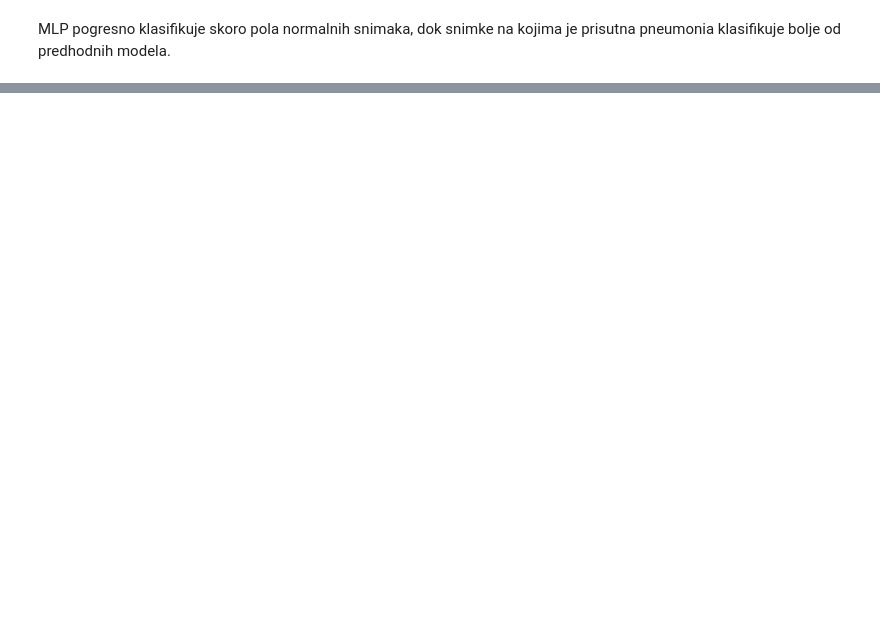
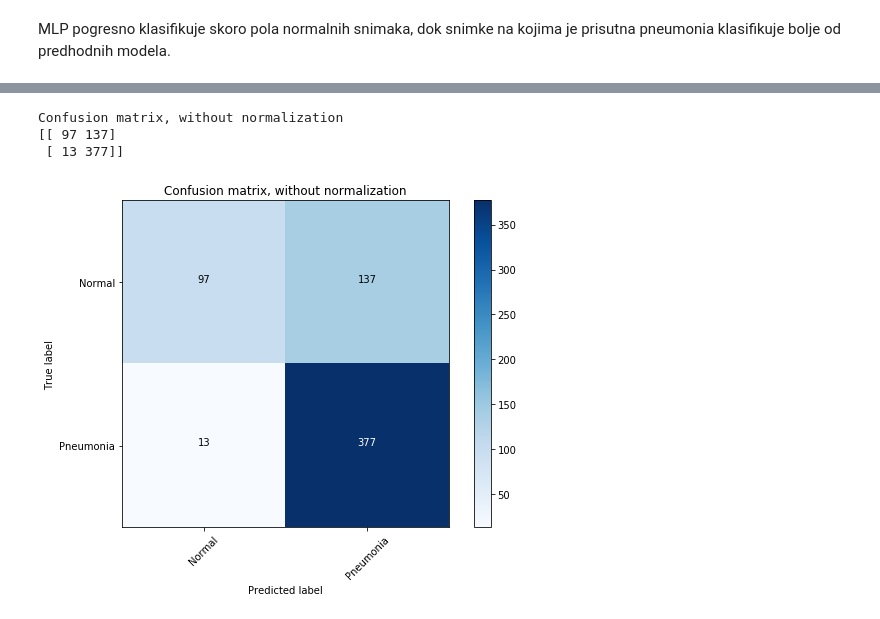
Before and after one commit to aleksandarskrbic/sc_projekat, a Jupyter notebook: 3.LBP+(SVM, XGB, MLP).ipynb, the cells around one changed output, grey strips where cells are left out. Drawn from its saved outputs; the diff is of its cells as text; code cells hidden in the pictures; blank space fills up the shorter version.

```diff
--- a/3.LBP+(SVM, XGB, MLP).ipynb
+++ b/3.LBP+(SVM, XGB, MLP).ipynb
@@ -346,0 +412,26 @@ MLP pogresno klasifikuje skoro pola normalnih snimaka, dok snimke na kojima je p
+# %%
+x_test = np.load('./data/x_test.npy')
+y_test = np.load('./data/y_test.npy')
+
+y_test_pred = []
+for img in x_test:
+    feature_vector = lbp.compute(img)
+    prediction = model_dropout.predict_classes(feature_vector.reshape(1, -1))
+    y_test_pred.append(prediction)
+
+y_tp = []
+for i in range(len(y_test_pred)):
+    y_tp.append(y_test_pred[i][0][0])
+# %%
+cnf_matrix = confusion_matrix(y_test, y_tp)
+np.set_printoptions(precision=2)
+
+# Plot non-normalized confusion matrix
+plt.figure()
+plot_confusion_matrix(cnf_matrix, classes=['Normal', 'Pneumonia'],
+                      title='Confusion matrix, without normalization')
+# %% [output]
+Confusion matrix, without normalization
+[[ 97 137]
+ [ 13 377]]
+[figure, added]
```
Also changed, not shown: parts of 23 cells of this notebook, 1 other file.
